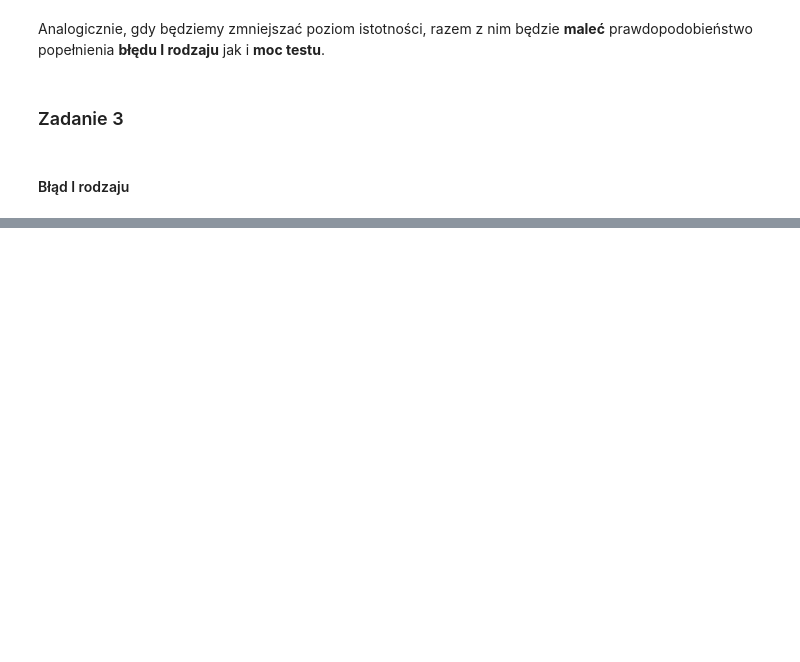
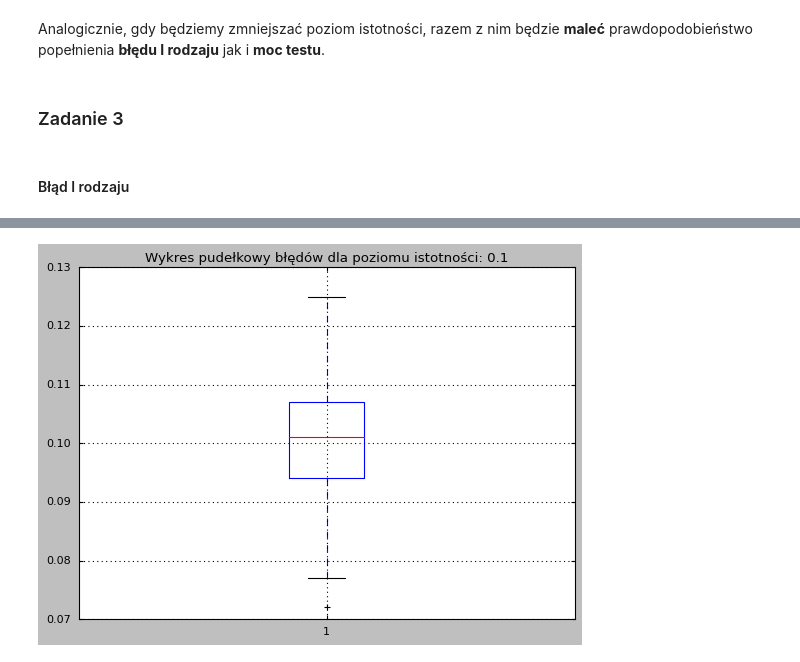
Before and after one commit to emltoja/raport2_statystyka, a Jupyter notebook: raport.ipynb, the cells around one changed output, grey strips where cells are left out. Cells and saved outputs as stored; diff of their text form; code cells hidden in the pictures; blank space fills up the shorter version.

```diff
--- a/raport.ipynb
+++ b/raport.ipynb
@@ -333,3 +357,22 @@ def plot_type_one_errs(
+# %%
+def boxplot_type_one_errs(
+        mean,                    # średnia rozkładu
+        var,                     # wariancja rozkładu
+        alpha,                   # poziom istotności
+        test_func,               # użyty test
+        alternative="not_equal", # hipoteza alterantywna
+        num_of_runs=1000         # ilość przetestowanych próbek dla każdego poziomu istotności
+):
+
+    errs = np.array([type_one_err(mean, np.sqrt(var), alpha, test_func, alternative, num_of_runs) for _ in range(100)])
+
+    print(f"Poziom istotności: {alpha}")
+    print(f"Średni błąd I rodzaju: {np.mean(errs)}")
+
+    plt.boxplot(errs)
+    plt.title(f"Wykres pudełkowy błędów dla poziomu istotności: {alpha}")
+    plt.grid()
+    plt.show()
 # %%
 plot_type_one_errs(0, 1, np.arange(0.01, 0.1, 0.01), test_for_mean)
 # %% [output]
@@ -336,0 +384,4 @@ plot_type_one_errs(0, 1, np.arange(0.01, 0.1, 0.01), test_for_mean)
+# %%
+boxplot_type_one_errs(0, 1, 0.1, test_for_mean)
+# %% [output]
+[figure, added]
```
Also changed, not shown: parts of 20 cells of this notebook.
